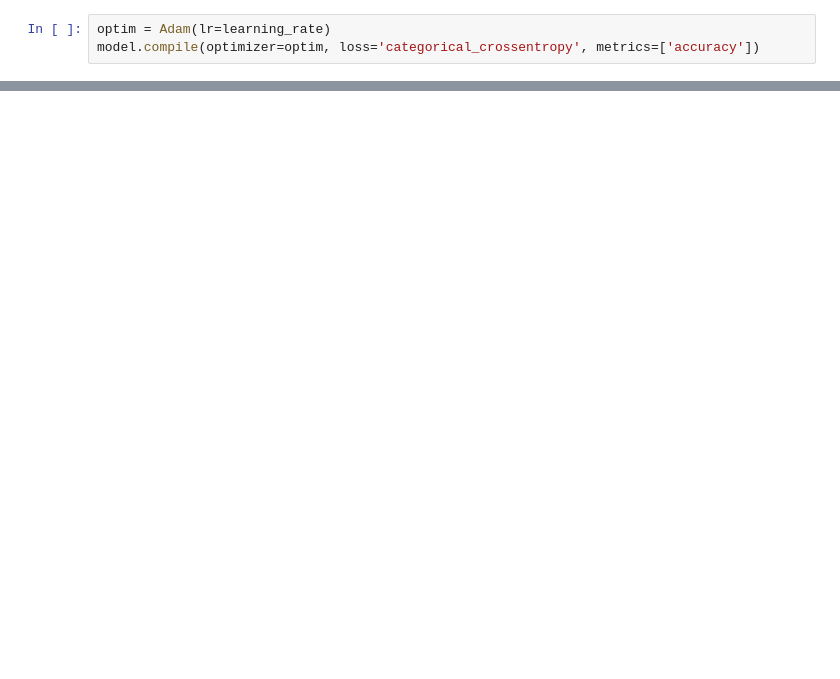
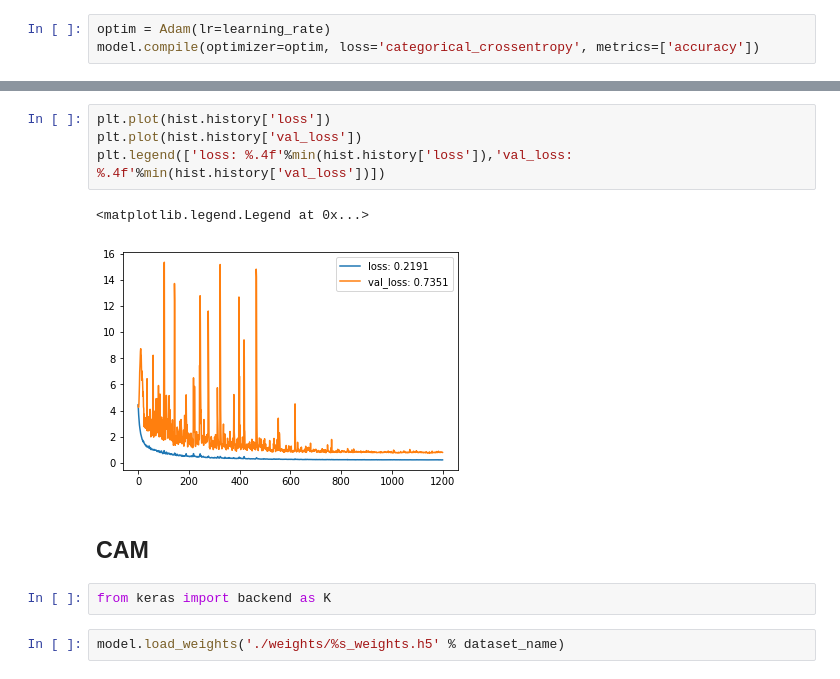
Before and after one commit to zsh965866221/MFD-FCN, a Jupyter notebook: MFD-FCN.ipynb, the cells around one changed output, grey strips where cells are left out. Saved outputs shown, nothing was run; the diff lists cells and outputs as text; blank space fills up the shorter version.

```diff
--- a/MFD-FCN.ipynb
+++ b/MFD-FCN.ipynb
@@ -282,0 +313,13 @@ Epoch 1/2000
+# %%
+plt.plot(hist.history['loss'])
+plt.plot(hist.history['val_loss'])
+plt.legend(['loss: %.4f'%min(hist.history['loss']),'val_loss: %.4f'%min(hist.history['val_loss'])])
+# %% [output]
+<matplotlib.legend.Legend at 0x...>
+[figure, added]
+# %% [markdown]
+## CAM
+# %%
+from keras import backend as K
+# %%
+model.load_weights('./weights/%s_weights.h5' % dataset_name)
```
Also changed, not shown: parts of 19 cells of this notebook, 2 other files.
